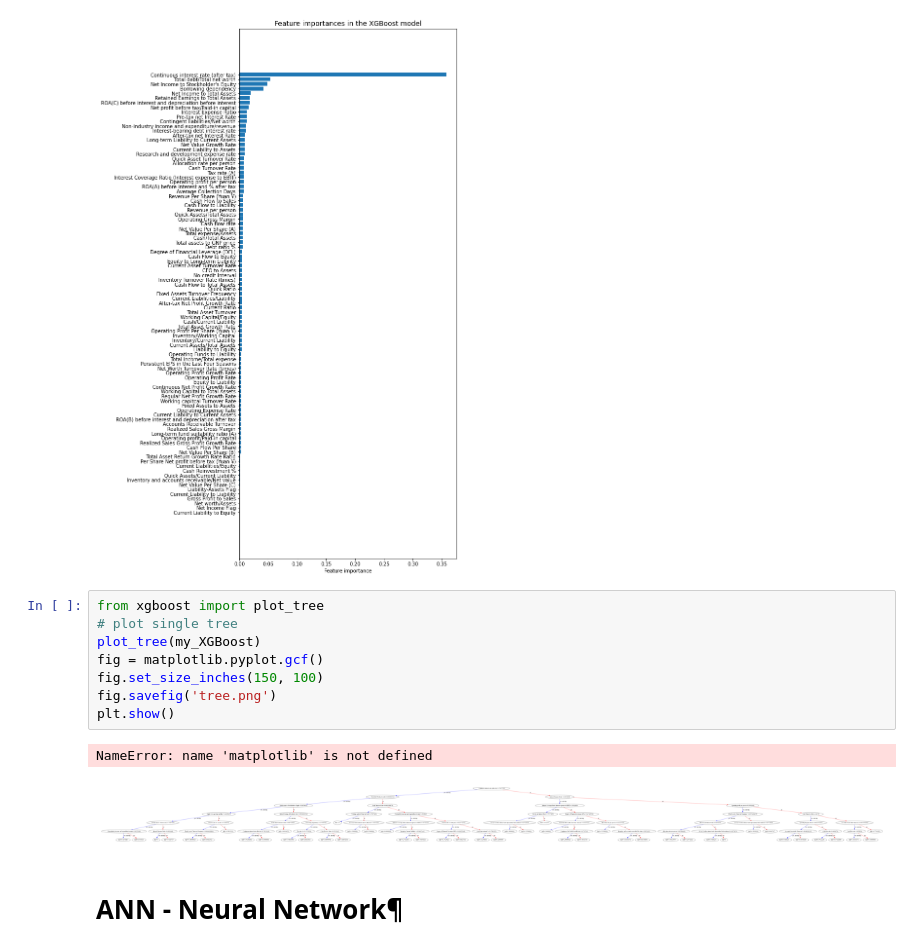
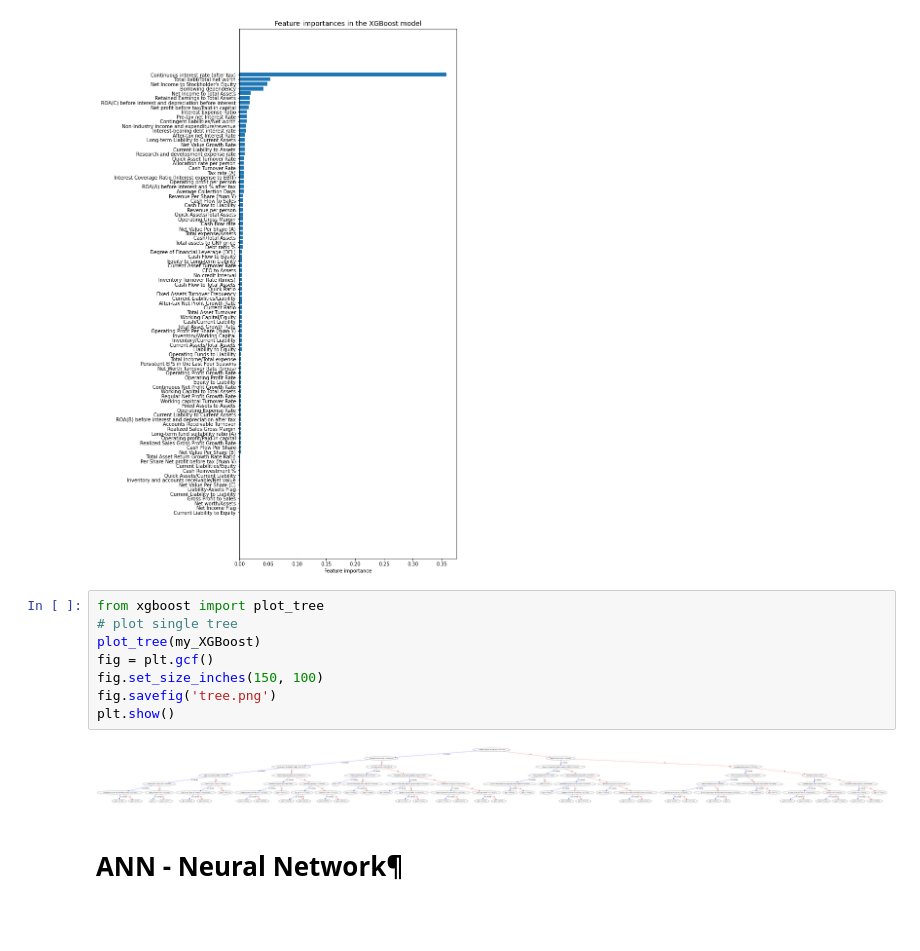
Before and after one commit to edwardramirez/company-bankruptcy-prediction, a Jupyter notebook: Company-bankruptcy-Prediction/company-bankruptcy-prediction.ipynb, the cells around one changed output. Saved outputs shown, nothing was run; the diff lists cells and outputs as text; blank space fills up the shorter version.

```diff
--- a/Company-bankruptcy-Prediction/company-bankruptcy-prediction.ipynb
+++ b/Company-bankruptcy-Prediction/company-bankruptcy-prediction.ipynb
@@ -561,14 +561,13 @@ plt.margins(y=0.1)
 # %%
 from xgboost import plot_tree
 # plot single tree
 plot_tree(my_XGBoost)
-fig = matplotlib.pyplot.gcf()
+fig = plt.gcf()
 fig.set_size_inches(150, 100)
 fig.savefig('tree.png')
 plt.show()
 # %% [output]
-NameError: name 'matplotlib' is not defined
-[figure, old version]
+[figure, new version]
 # %% [markdown]
 # ANN - Neural Network¶
 # %% [markdown]
```
